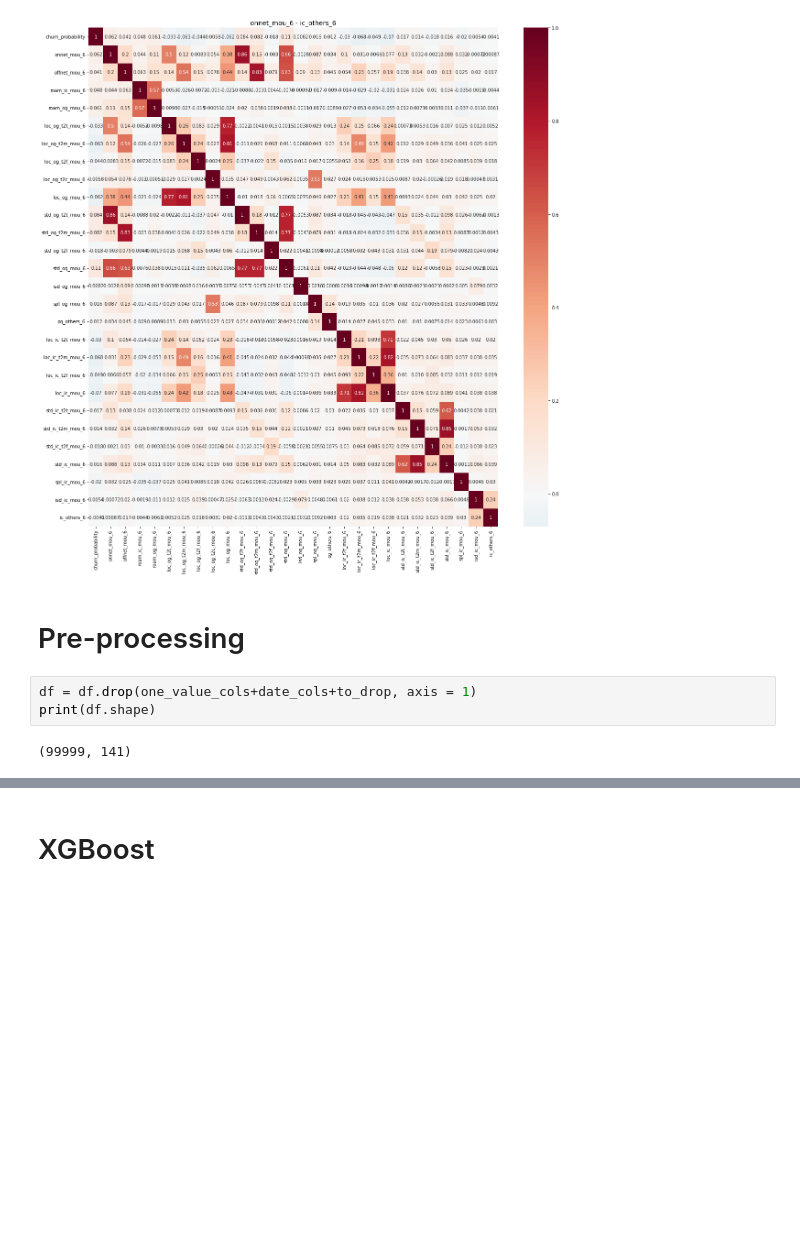
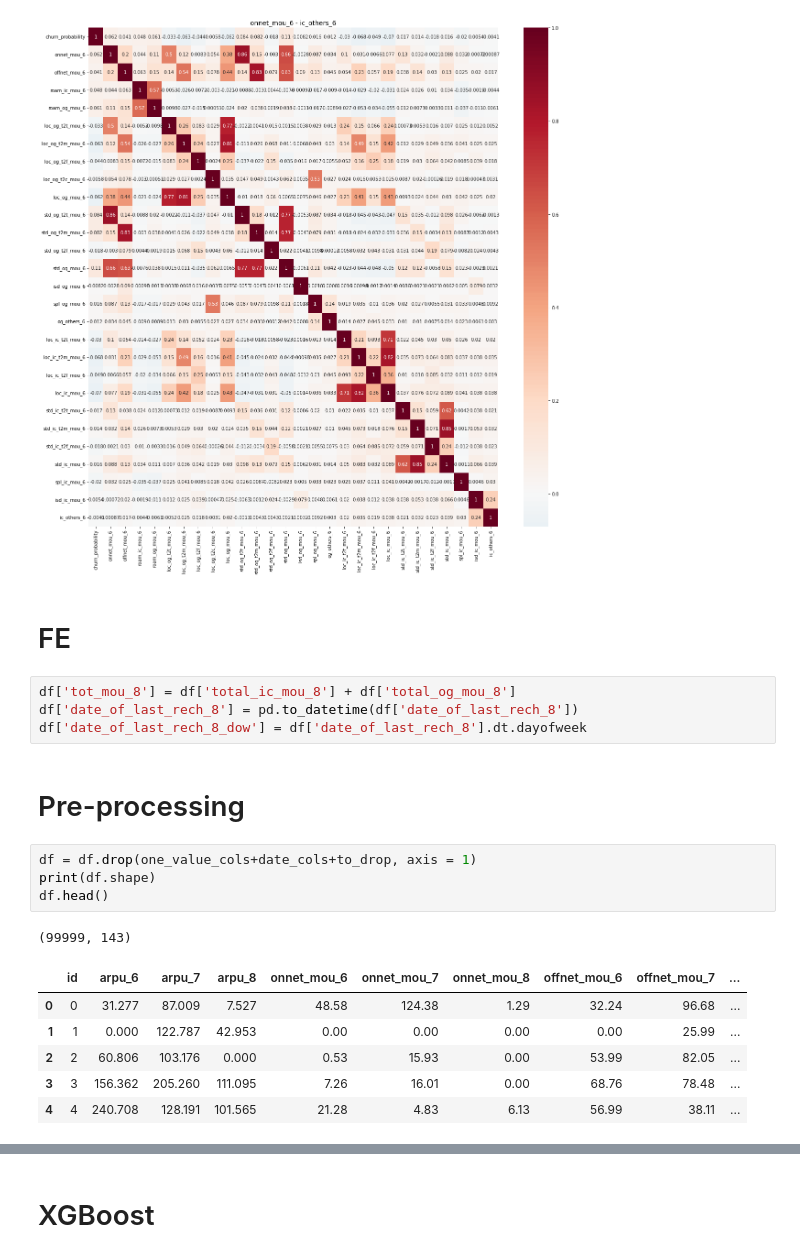
Before and after one commit to nsu1210/Kaggle, a Jupyter notebook: telecom-churn-case-study-hackathon.ipynb, the cells around one changed output, grey strips where cells are left out. Drawn from its saved outputs; the diff is of its cells as text; blank space fills up the shorter version.

```diff
--- a/telecom-churn-case-study-hackathon.ipynb
+++ b/telecom-churn-case-study-hackathon.ipynb
@@ -285,10 +301,23 @@ def make_corr(Vs):
 make_corr(Vs)
 # %% [output]
 [figure]
+# %% [markdown]
+# FE
+# %%
+df['tot_mou_8'] = df['total_ic_mou_8'] + df['total_og_mou_8']
+df['date_of_last_rech_8'] = pd.to_datetime(df['date_of_last_rech_8'])
+df['date_of_last_rech_8_dow'] = df['date_of_last_rech_8'].dt.dayofweek
 # %% [markdown]
 # Pre-processing
 # %%
 df = df.drop(one_value_cols+date_cols+to_drop, axis = 1)
 print(df.shape)
+df.head()
 # %% [output]
-(99999, 141)
+(99999, 143)
+|  | id | arpu_6 | arpu_7 | arpu_8 | onnet_mou_6 | onnet_mou_7 | onnet_mou_8 | offnet_mou_6 | offnet_mou_7 | ... |
+| 0 | 0 | 31.277 | 87.009 | 7.527 | 48.58 | 124.38 | 1.29 | 32.24 | 96.68 | ... |
+| 1 | 1 | 0.000 | 122.787 | 42.953 | 0.00 | 0.00 | 0.00 | 0.00 | 25.99 | ... |
+| 2 | 2 | 60.806 | 103.176 | 0.000 | 0.53 | 15.93 | 0.00 | 53.99 | 82.05 | ... |
+| 3 | 3 | 156.362 | 205.260 | 111.095 | 7.26 | 16.01 | 0.00 | 68.76 | 78.48 | ... |
+| 4 | 4 | 240.708 | 128.191 | 101.565 | 21.28 | 4.83 | 6.13 | 56.99 | 38.11 | ... |
```
Also changed, not shown: parts of 8 cells of this notebook.
